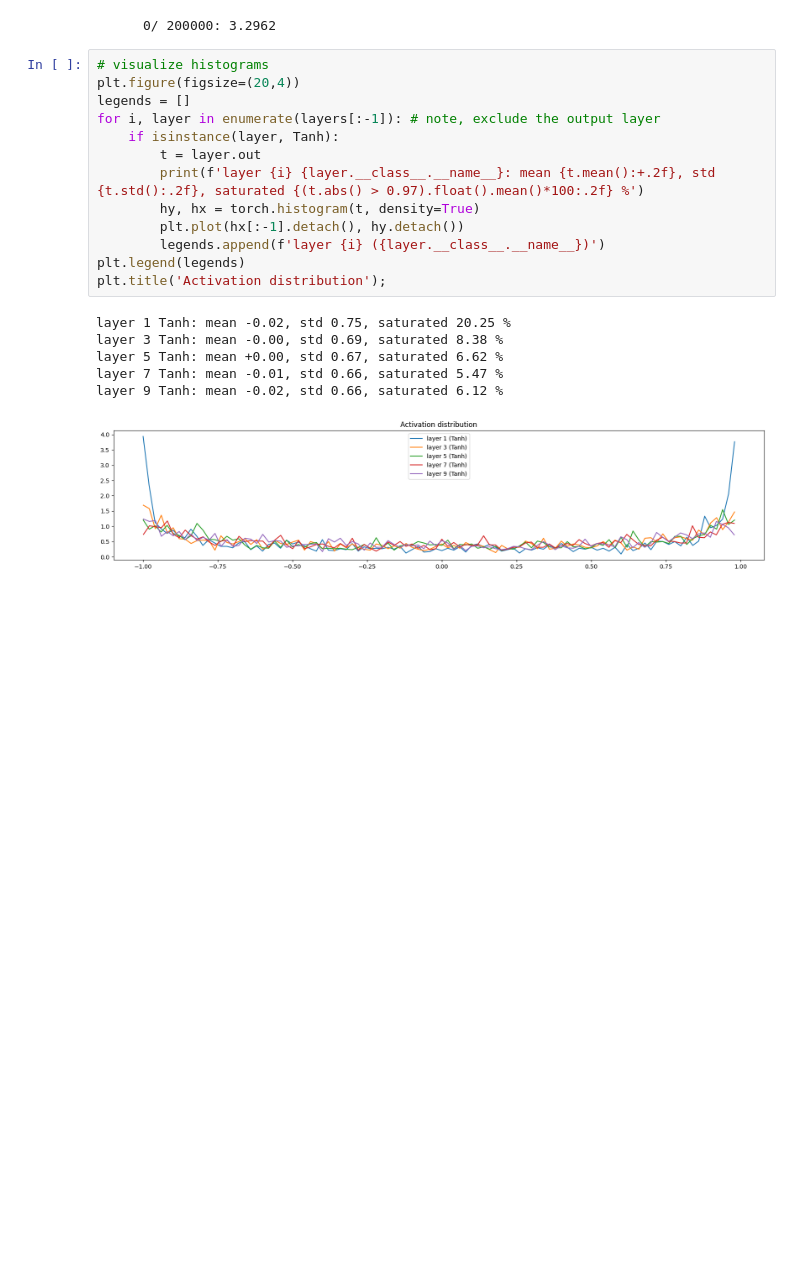
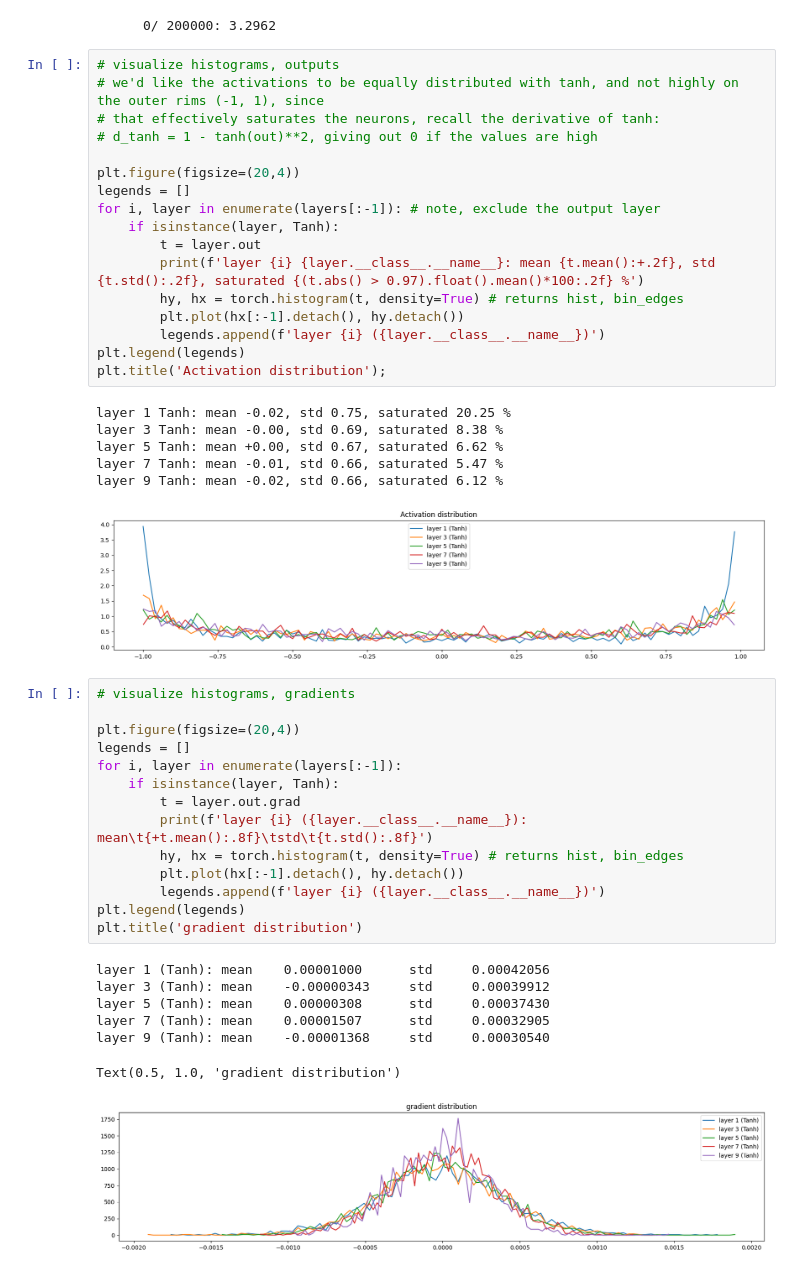
Before and after one commit to heikkito123/a_karpathy_makemore, a Jupyter notebook: lesson3_2.ipynb, the cells around one changed output. Cells and saved outputs as stored; diff of their text form; blank space fills up the shorter version.

```diff
--- a/lesson3_2.ipynb
+++ b/lesson3_2.ipynb
@@ -181,14 +181,18 @@ for i in range(max_steps):
 # %% [output]
       0/ 200000: 3.2962
 # %%
-# visualize histograms
+# visualize histograms, outputs
+# we'd like the activations to be equally distributed with tanh, and not highly on the outer rims (-1, 1), since
+# that effectively saturates the neurons, recall the derivative of tanh:
+# d_tanh = 1 - tanh(out)**2, giving out 0 if the values are high
+
 plt.figure(figsize=(20,4))
 legends = []
 for i, layer in enumerate(layers[:-1]): # note, exclude the output layer
     if isinstance(layer, Tanh):
         t = layer.out
         print(f'layer {i} {layer.__class__.__name__}: mean {t.mean():+.2f}, std {t.std():.2f}, saturated {(t.abs() > 0.97).float().mean()*100:.2f} %')
-        hy, hx = torch.histogram(t, density=True)
+        hy, hx = torch.histogram(t, density=True) # returns hist, bin_edges
         plt.plot(hx[:-1].detach(), hy.detach())
         legends.append(f'layer {i} ({layer.__class__.__name__})')
 plt.legend(legends)
@@ -200,3 +204,25 @@ layer 5 Tanh: mean +0.00, std 0.67, saturated 6.62 %
 layer 7 Tanh: mean -0.01, std 0.66, saturated 5.47 %
 layer 9 Tanh: mean -0.02, std 0.66, saturated 6.12 %
 [figure]
+# %%
+# visualize histograms, gradients
+
+plt.figure(figsize=(20,4))
+legends = []
+for i, layer in enumerate(layers[:-1]):
+    if isinstance(layer, Tanh):
+        t = layer.out.grad
+        print(f'layer {i} ({layer.__class__.__name__}): mean\t{+t.mean():.8f}\tstd\t{t.std():.8f}')
+        hy, hx = torch.histogram(t, density=True) # returns hist, bin_edges
+        plt.plot(hx[:-1].detach(), hy.detach())
+        legends.append(f'layer {i} ({layer.__class__.__name__})')
+plt.legend(legends)
+plt.title('gradient distribution')
+# %% [output]
+layer 1 (Tanh): mean    0.00001000      std     0.00042056
+layer 3 (Tanh): mean    -0.00000343     std     0.00039912
+layer 5 (Tanh): mean    0.00000308      std     0.00037430
+layer 7 (Tanh): mean    0.00001507      std     0.00032905
+layer 9 (Tanh): mean    -0.00001368     std     0.00030540
+Text(0.5, 1.0, 'gradient distribution')
+[figure, added]
```
Also changed, not shown: parts of 1 cell of this notebook, 3 other files.
